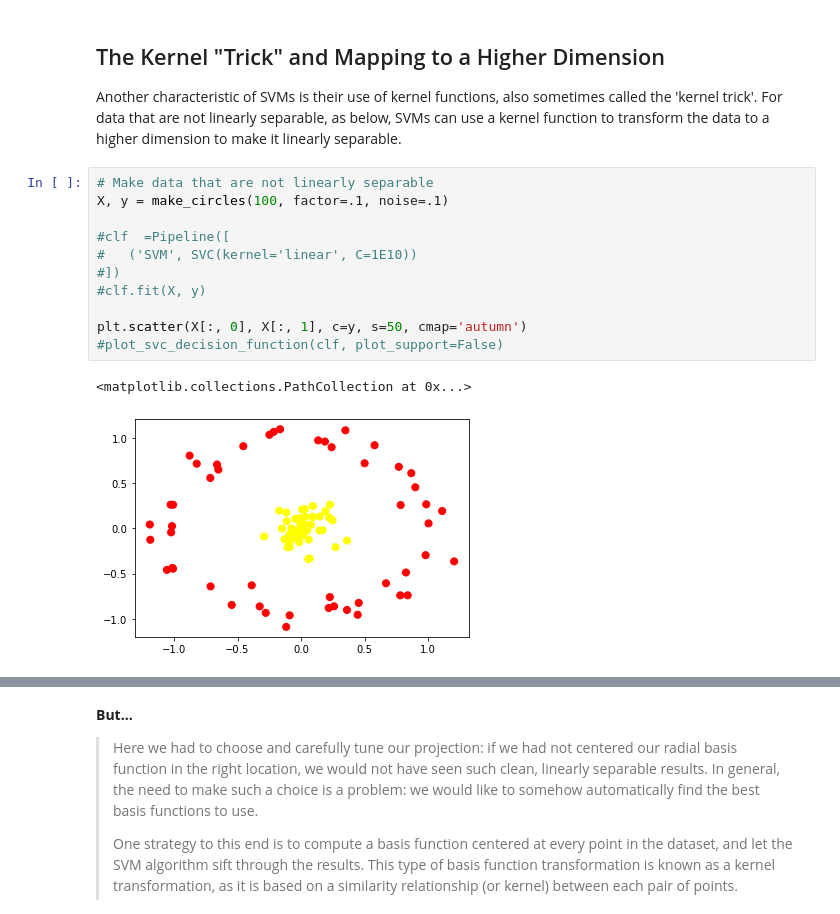
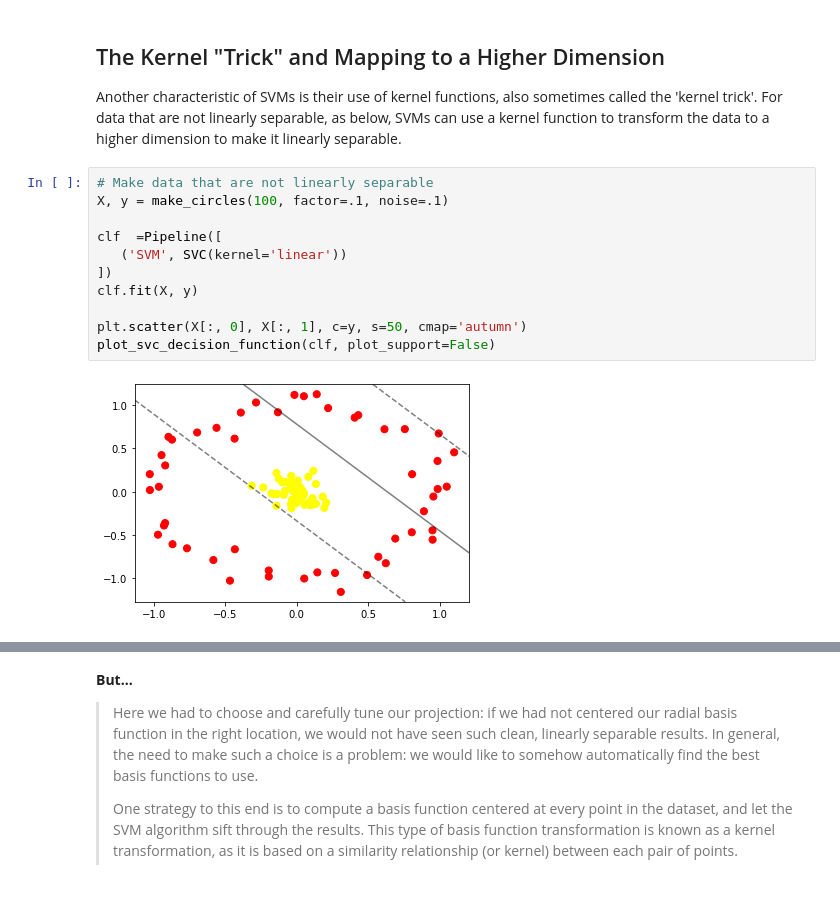
Before and after one commit to AIBiology/Jupyter_Content, a Jupyter notebook: teach_11_SupportVectorMachines.ipynb, the cells around one changed output, grey strips where cells are left out. Drawn from its saved outputs; the diff is of its cells as text.

```diff
--- a/teach_11_SupportVectorMachines.ipynb
+++ b/teach_11_SupportVectorMachines.ipynb
@@ -133,17 +131,16 @@ Another characteristic of SVMs is their use of kernel functions, also sometimes
 # %%
 # Make data that are not linearly separable
 X, y = make_circles(100, factor=.1, noise=.1)
 
-#clf  =Pipeline([
-#   ('SVM', SVC(kernel='linear', C=1E10))
-#])
-#clf.fit(X, y)
+clf  =Pipeline([
+   ('SVM', SVC(kernel='linear'))
+])
+clf.fit(X, y)
 
 plt.scatter(X[:, 0], X[:, 1], c=y, s=50, cmap='autumn')
-#plot_svc_decision_function(clf, plot_support=False)
+plot_svc_decision_function(clf, plot_support=False)
 # %% [output]
-<matplotlib.collections.PathCollection at 0x...>
-[figure, old version]
+[figure, new version]
 # %%
 # See PDSH Ch 5.07: Beyond linear boundaries: Kernel SVM
 #
```
Also changed, not shown: parts of 12 cells of this notebook.
